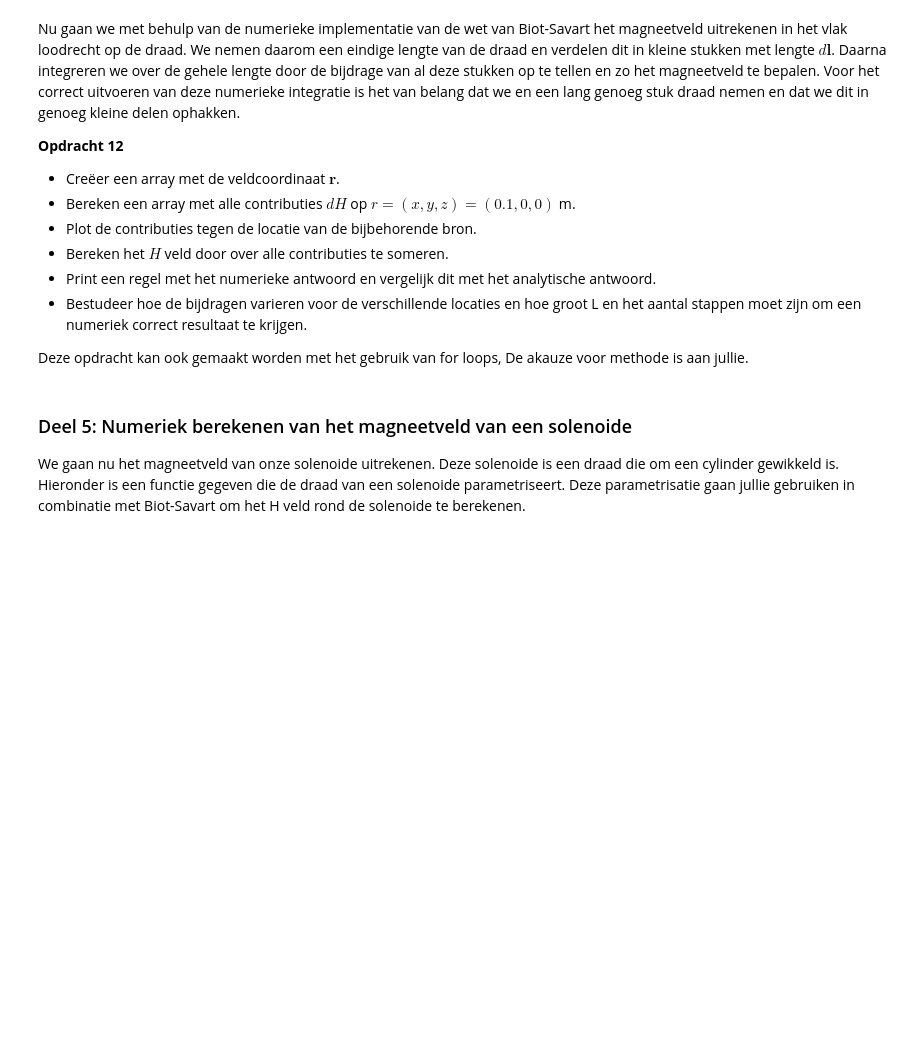
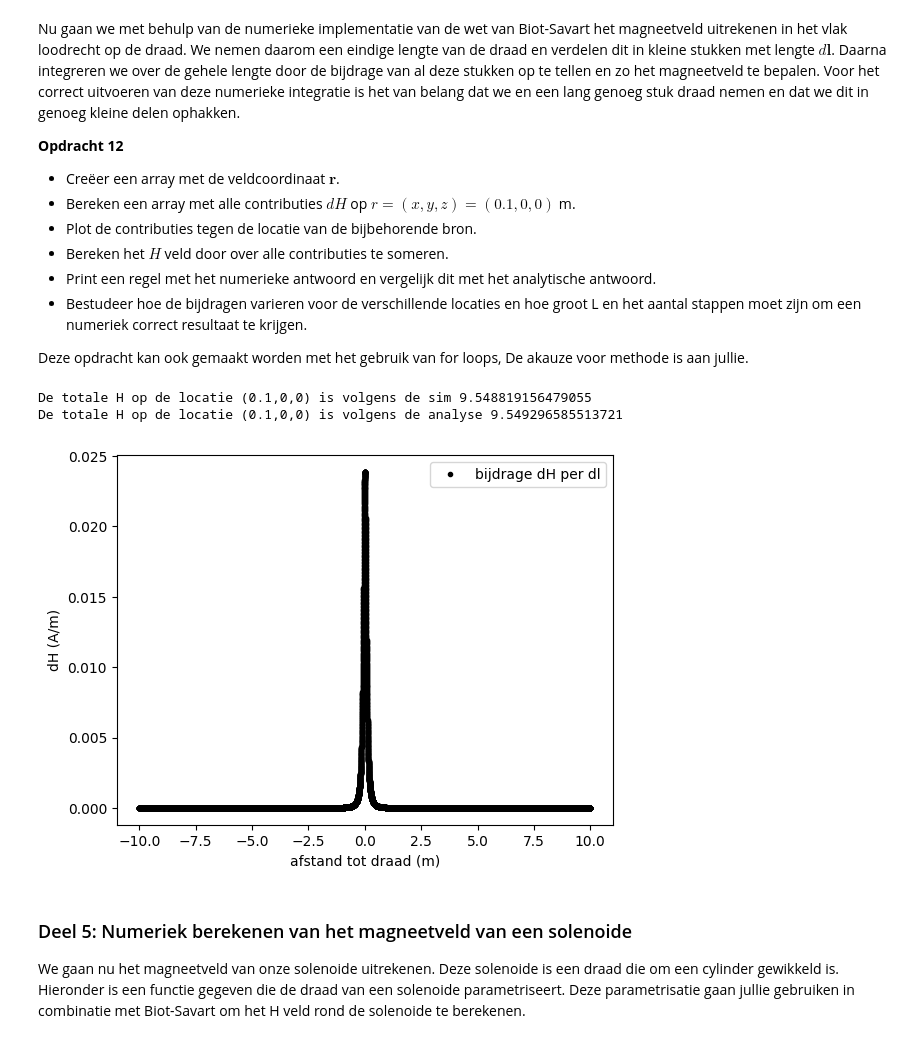
Before and after one commit to BobVill/opdrachten-DEF-D, a Jupyter notebook: KrachtactuatorOpdracht.ipynb, the cells around one changed output. Saved outputs shown, nothing was run; the diff lists cells and outputs as text; code cells hidden in the pictures; blank space fills up the shorter version.

```diff
--- a/KrachtactuatorOpdracht.ipynb
+++ b/KrachtactuatorOpdracht.ipynb
@@ -339,20 +339,24 @@ De functie moet het magneetveld van een lijnelement $d\mathbf{l}$ berekenen. Geb
 
 Bereken met deze functie alle componenten van het magneetveld voor een veldpositie op $x=0.1$ m voor een stroombronelement in de oorsprong met een stroom van 6 A een lengte van $d\mathbf{l}$ gelijk aan $L/64$. Print het analytische en numerieke antwoord naar de command line en controleer dat het magneetveld gelijk is aan $\mathbf{H} =  0.00746 \hat{\mathbf{y}}$ A/m is.
 # %%
+L_draad = 0.1
 dl=np.array([0, 0, L_draad/64])
 r_field=np.array([0.1, 0, 0])
 r_source=np.array([0, 0, 0])
 I = 6
-L_draad = 0.1
 
 
 def field_current_element(r_field, r_source, dl):
+    r=r_field-r_source
+    rlen=np.linalg.norm(r)
+    rhat=(r)/(rlen)
+    dH=(I/(4*np.pi))*((np.cross(dl,r))/((rlen)**3))
     # r_field are coordinates at which we want to calculate the field
     # r_source are coordinates of the current source
     # dl is the vector of the length of the current element
     # Gebruik np.cross om het uitproduct te berekenen
     return dH
-analytical_answer=(I/4/np.pi)*(L_draad/64)/np.sum((r_field-r_source)**2) # een veld elementje.
+analytical_answer=(I/(4*np.pi))*(L_draad/64)/np.sum((r_field-r_source)**2) # een veld elementje.
 print('The analytical answer is ' + str(analytical_answer) + ' A/m in the y-direction')
 
 print('The numerical answer is is ' + str(field_current_element(r_field, r_source, dl)) + ' A/m')
@@ -371,9 +376,33 @@ Nu gaan we met behulp van de numerieke implementatie van de wet van Biot-Savart
 
 Deze opdracht kan ook gemaakt worden met het gebruik van for loops, De akauze voor methode is aan jullie.
 # %%
-###
-###Jullie code hier###
-###
+r_veld=np.array([0.1,0,0])
+dl=0.0005
+dlvector=np.array([0,0,dl]) #stapgrootte in principe
+afstand_bron=np.arange(-10,10,dl)
+r_bron=np.zeros((len(afstand_bron), 3))
+r_bron[:,2]=afstand_bron
+i=0
+dH_array=np.zeros((len(afstand_bron),3))
+
+while i<len(afstand_bron):
+    dH_array[i]= field_current_element(r_veld,r_bron[i,:],dlvector)
+    i+=1
+
+plt.figure()
+plt.plot(afstand_bron,dH_array[:,1],'k.',label='bijdrage dH per dl')
+plt.xlabel("afstand tot draad (m)")
+plt.ylabel('dH (A/m)')
+plt.legend()
+
+Htot=np.sum(dH_array[:,1])
+Hreal= I/(2*np.pi*0.1)
+print('De totale H op de locatie (0.1,0,0) is volgens de sim',Htot)
+print('De totale H op de locatie (0.1,0,0) is volgens de analyse',Hreal)
+# %% [output]
+De totale H op de locatie (0.1,0,0) is volgens de sim 9.548819156479055
+De totale H op de locatie (0.1,0,0) is volgens de analyse 9.549296585513721
+[figure, added]
 # %% [markdown]
 ### Deel 5: Numeriek berekenen van het magneetveld van een solenoide
 
```
Also changed, not shown: parts of 4 cells of this notebook.
